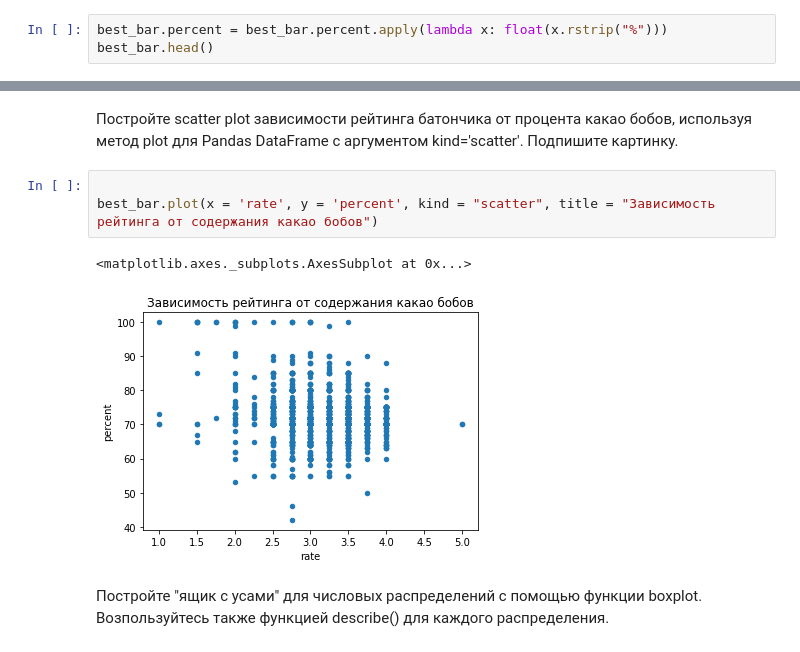
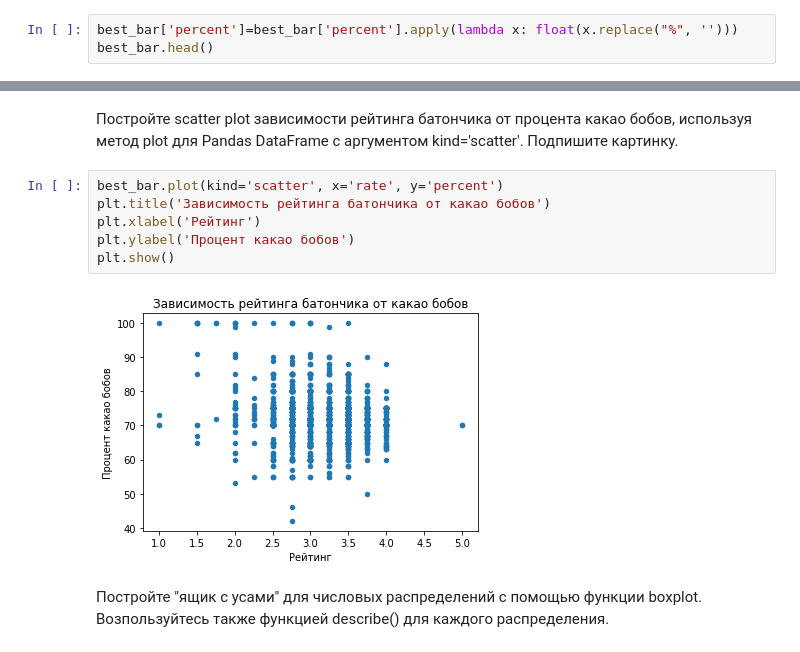
Before and after one commit to experimen/Repository_1, a Jupyter notebook: 1/Lab1.ipynb, the cells around one changed output, grey strips where cells are left out. Saved outputs shown, nothing was run; the diff lists cells and outputs as text.

```diff
--- a/1/Lab1.ipynb
+++ b/1/Lab1.ipynb
@@ -61,7 +54,7 @@ Name: percent, dtype: object
 # %% [markdown]
 Необходимо преобразовать данный тип в float с помощью функции apply. Причем сначала необходимо убрать знак '%' в конце каждого элемента, а затем преобразовать в тип данных с плавающей точкой. Функция apply проходит по всем значениям данных и применяет указанную функцию.
 # %%
-best_bar.percent = best_bar.percent.apply(lambda x: float(x.rstrip("%")))
+best_bar['percent']=best_bar['percent'].apply(lambda x: float(x.replace("%", '')))
 best_bar.head()
 # %% [output]
 |  | company_loc | rate | percent | bean_orig |
@@ -79,10 +76,12 @@ best_bar.percent.plot(kind = 'kde', ax=ax, secondary_y=True)
 # %% [markdown]
 Постройте scatter plot зависимости рейтинга батончика от процента какао бобов, используя метод plot для Pandas DataFrame с аргументом kind='scatter'. Подпишите картинку.
 # %%
-
-best_bar.plot(x = 'rate', y = 'percent', kind = "scatter", title = "Зависимость рейтинга от содержания какао бобов")
+best_bar.plot(kind='scatter', x='rate', y='percent')
+plt.title('Зависимость рейтинга батончика от какао бобов')
+plt.xlabel('Рейтинг')
+plt.ylabel('Процент какао бобов')
+plt.show()
 # %% [output]
-<matplotlib.axes._subplots.AxesSubplot at 0x...>
-[figure, old version]
+[figure, new version]
 # %% [markdown]
 Постройте "ящик с усами" для числовых распределений с помощью функции boxplot. Возпользуйтесь также функцией describe() для каждого распределения.
```
Also changed, not shown: parts of 44 cells of this notebook.
